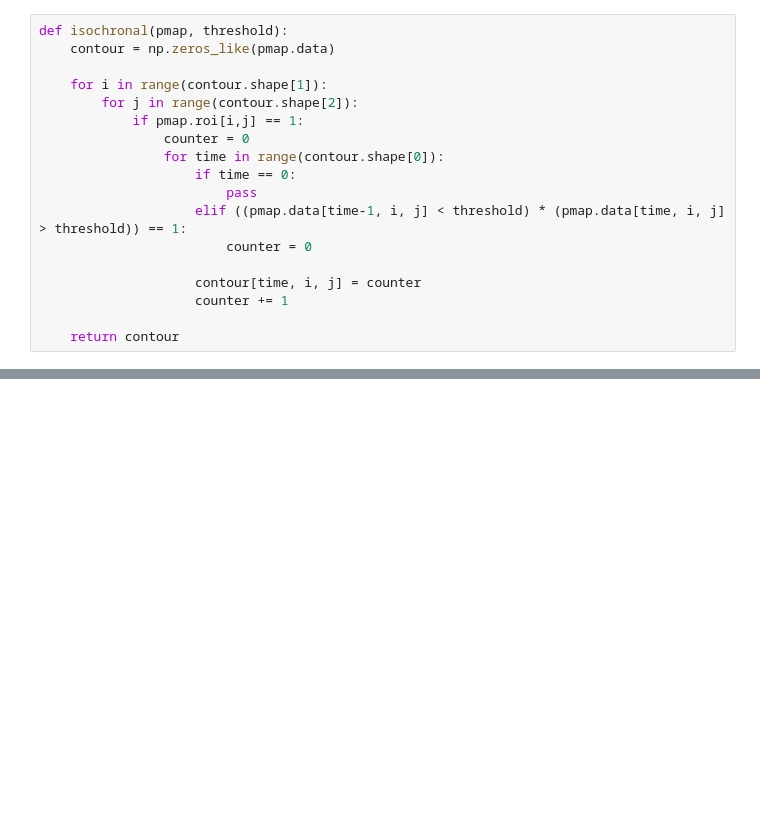
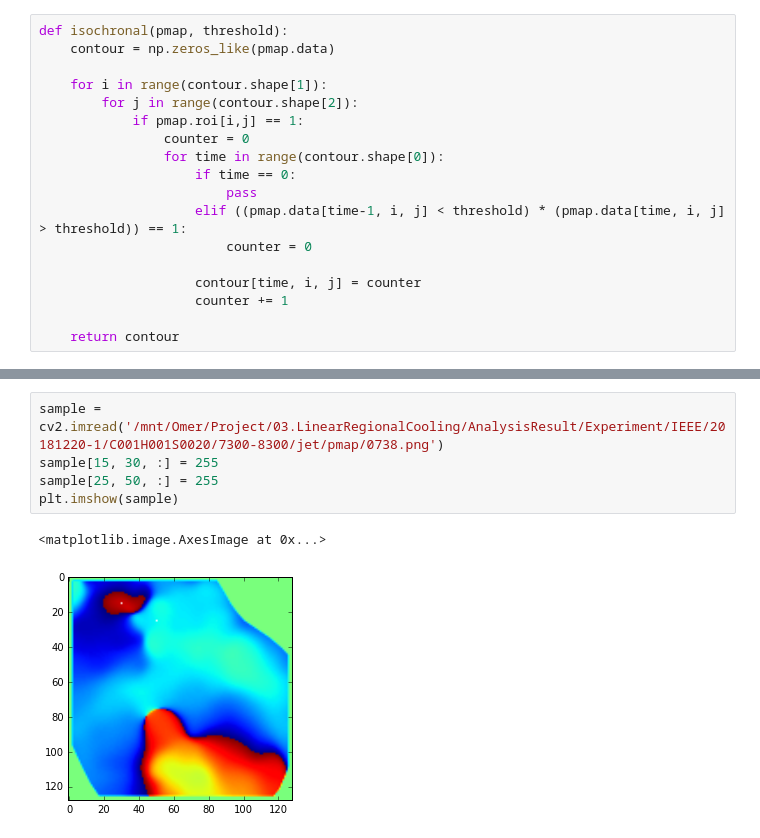
Before and after one commit to HiroshiSeno/nb_IEEE, a Jupyter notebook: SW_analysis[2019-04-25].ipynb, the cells around one changed output, grey strips where cells are left out. Cells and saved outputs as stored; diff of their text form; blank space fills up the shorter version.

```diff
--- a/SW_analysis[2019-04-25].ipynb
+++ b/SW_analysis[2019-04-25].ipynb
@@ -96,0 +359,8 @@ for folder in data_dir:
+# %%
+sample = cv2.imread('/mnt/Omer/Project/03.LinearRegionalCooling/AnalysisResult/Experiment/IEEE/20181220-1/C001H001S0020/7300-8300/jet/pmap/0738.png')
+sample[15, 30, :] = 255
+sample[25, 50, :] = 255
+plt.imshow(sample)
+# %% [output]
+<matplotlib.image.AxesImage at 0x...>
+[figure, added]
```
Also changed, not shown: parts of 38 cells of this notebook.
